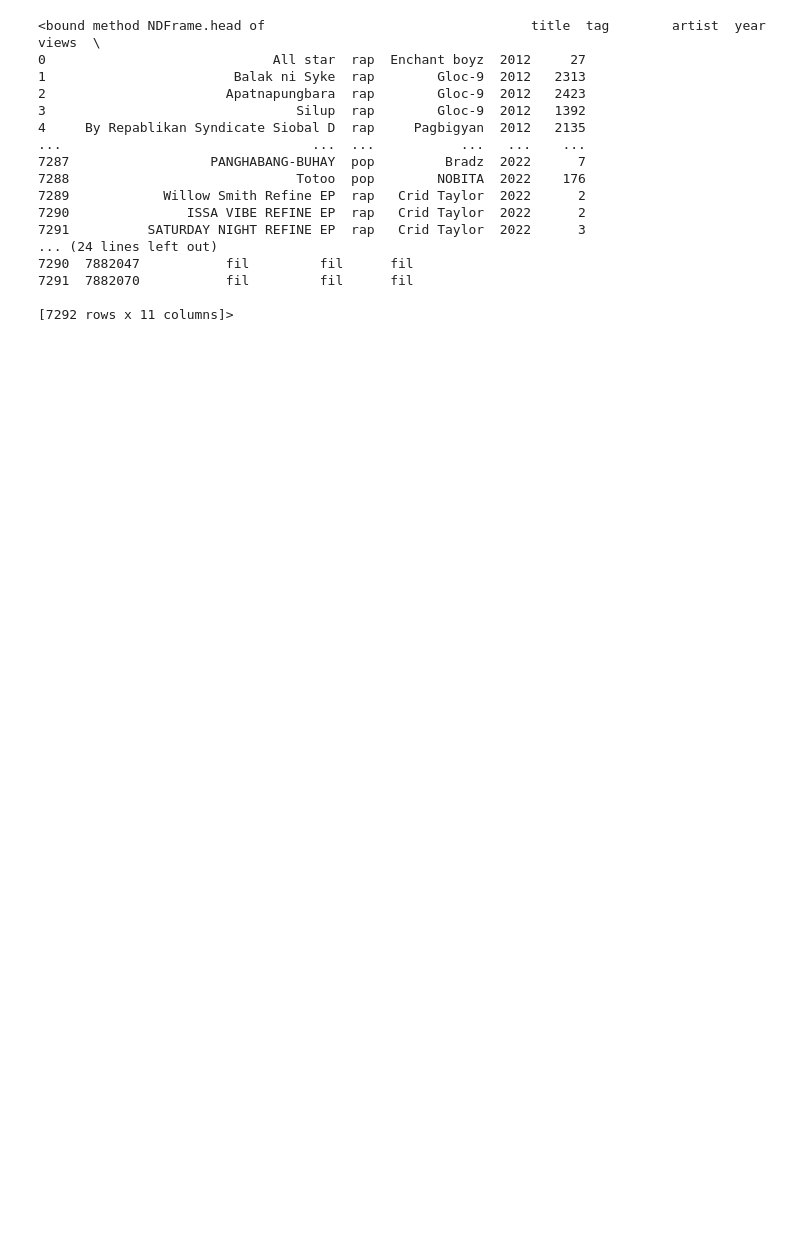
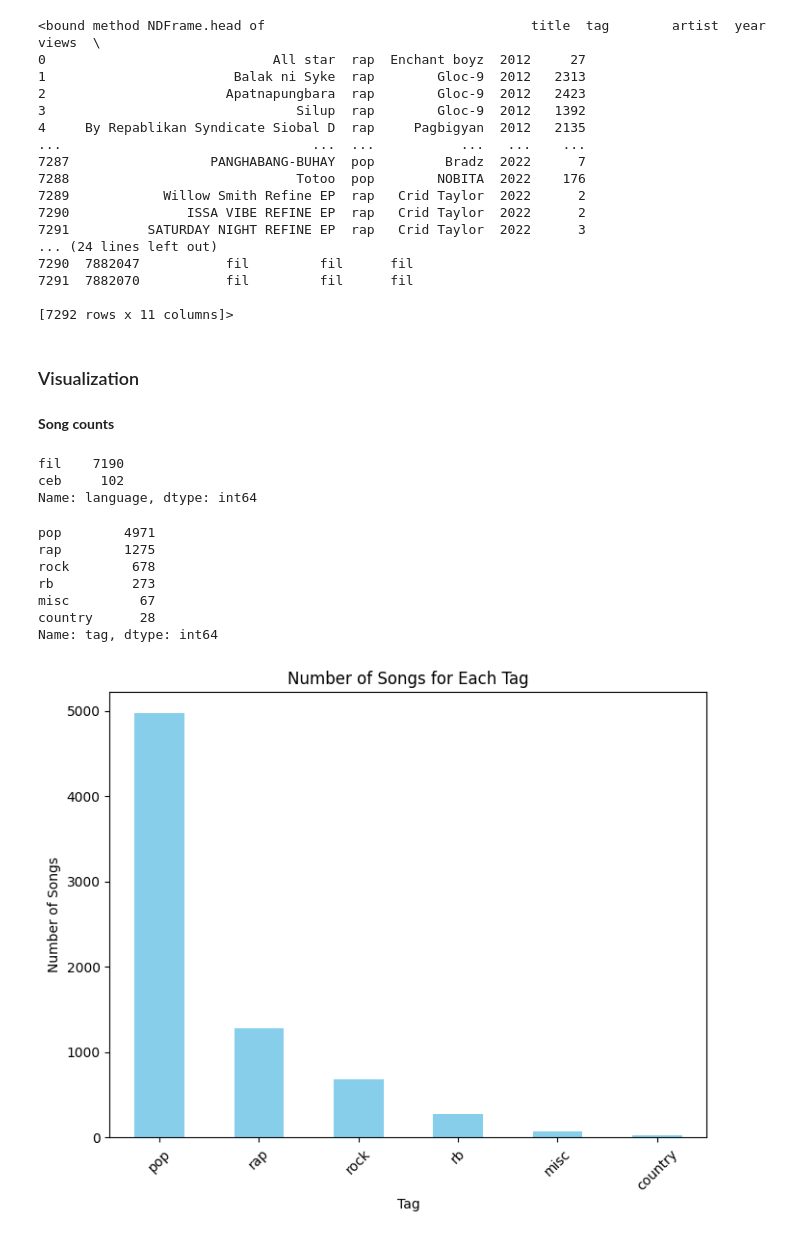
Before and after one commit to gabrielcalubayan72/cs180-23b-genreclassifier, a Jupyter notebook: nlp.ipynb, the cells around one changed output. Saved outputs shown, nothing was run; the diff lists cells and outputs as text; code cells hidden in the pictures; blank space fills up the shorter version.

Commit message:
feat: visualization of processed data

```diff
--- a/nlp.ipynb
+++ b/nlp.ipynb
@@ -139,3 +144,37 @@ df.head
 7291  7882070           fil         fil      fil
 
 [7292 rows x 11 columns]>
+# %% [markdown]
+### Visualization
+# %% [markdown]
+**Song counts**
+# %%
+# fil/ceb counts
+language_counts = df['language'].value_counts()
+
+print(language_counts)
+# %% [output]
+fil    7190
+ceb     102
+Name: language, dtype: int64
+# %%
+# tag/genre counts
+tag_counts = df['tag'].value_counts()
+print(tag_counts)
+
+plt.figure(figsize=(8, 6))
+tag_counts.plot(kind='bar', color='skyblue')
+plt.title('Number of Songs for Each Tag')
+plt.xlabel('Tag')
+plt.ylabel('Number of Songs')
+plt.xticks(rotation=45)
+plt.show()
+# %% [output]
+pop        4971
+rap        1275
+rock        678
+rb          273
+misc         67
+country      28
+Name: tag, dtype: int64
+[figure, added]
```
Also changed, not shown: parts of 8 cells of this notebook.
